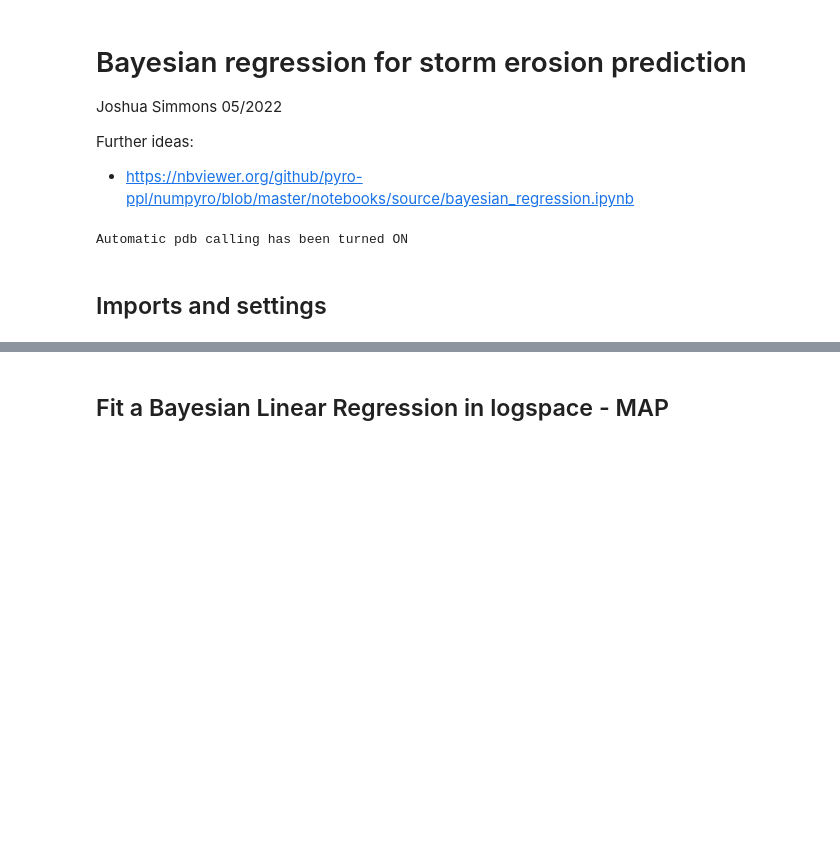
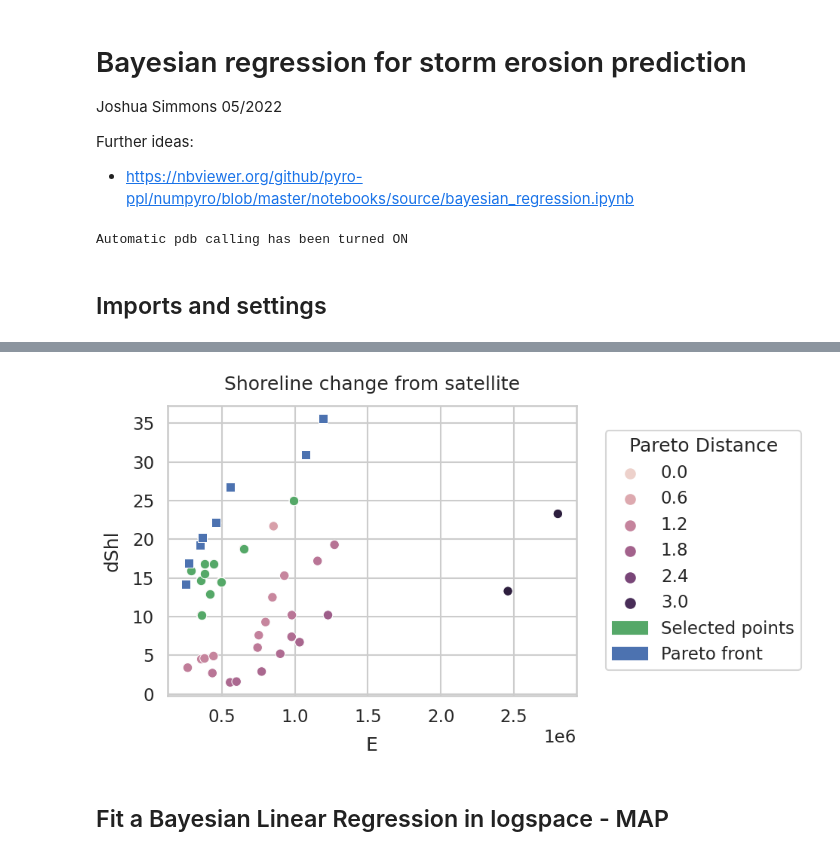
Before and after one commit to simmonsja/bayes-lr-shoreline, a Jupyter notebook: 02_numpyro_analysis.ipynb, the cells around one changed output, grey strips where cells are left out. Drawn from its saved outputs; the diff is of its cells as text; code cells hidden in the pictures; blank space fills up the shorter version.

Commit message:
updates to plotting and cleaning

```diff
--- a/02_numpyro_analysis.ipynb
+++ b/02_numpyro_analysis.ipynb
@@ -85,3 +79,18 @@ None
+# %%
+paretoThresh = 0.75
+timeThresh = 100
+energyThresh = 0.25e6
+
+x, y, plotData = clean_dshoreline_data(shl_data, paretoThresh, timeThresh, energyThresh)
+
+x_log = np.log(x)
+y_log = np.log(y)
+
+log_scale=False
+plot_pareto_points(plotData,pareto_thresh=paretoThresh)
+None
+# %% [output]
+[figure, added]
 # %% [markdown]
 ## Fit a Bayesian Linear Regression in logspace - MAP
 # %%
```
Also changed, not shown: parts of 14 cells of this notebook, 6 other files.
